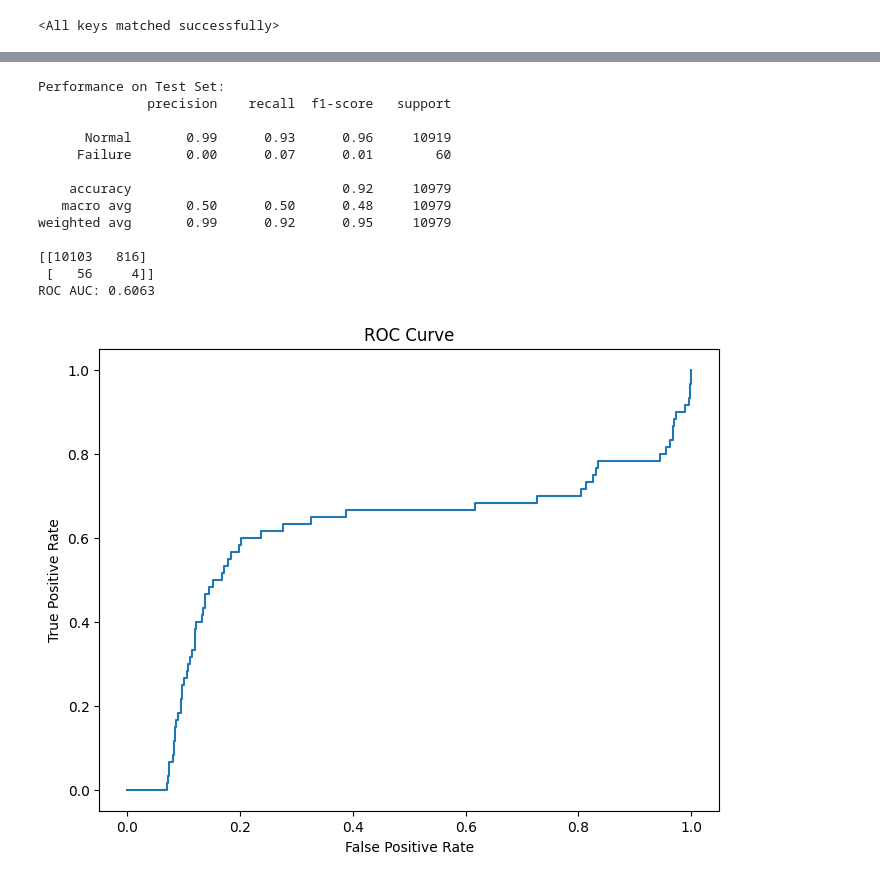
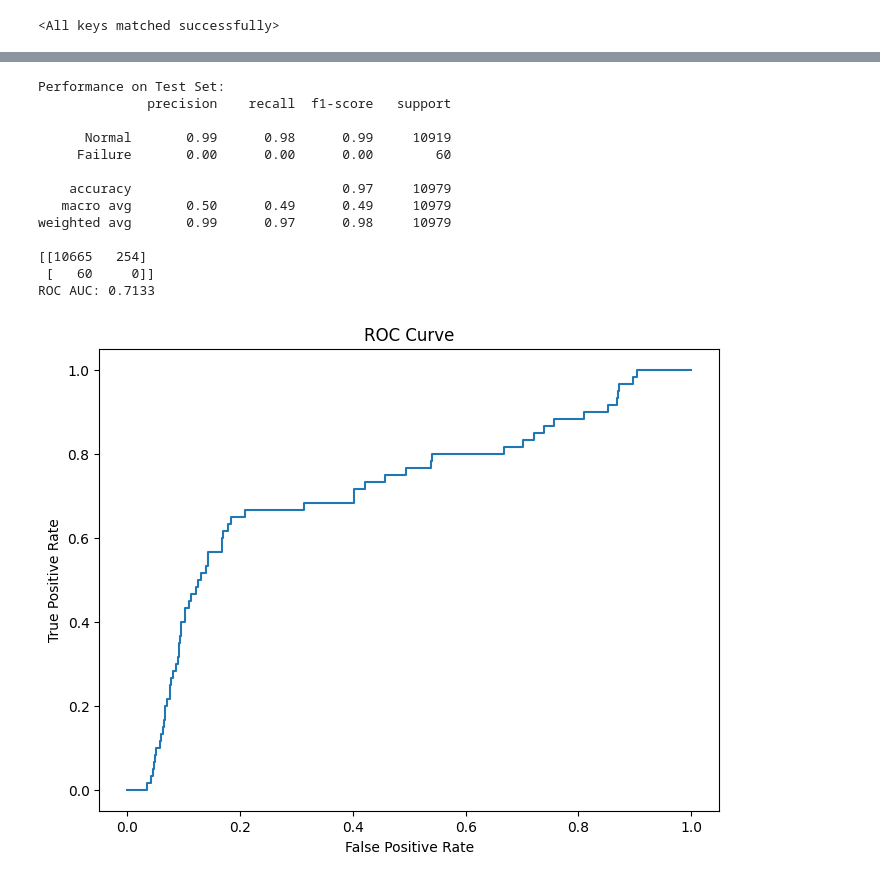
Before and after one commit to libao3128/predictive_maintenance, a Jupyter notebook: train_model_local.ipynb, the cells around one changed output, grey strips where cells are left out. Saved outputs shown, nothing was run; the diff lists cells and outputs as text; code cells hidden in the pictures.

```diff
--- a/train_model_local.ipynb
+++ b/train_model_local.ipynb
@@ -201,8 +277,23 @@ extended_feature_cols
+# %%
+from sklearn.preprocessing import StandardScaler
+scalers = {}
+feature_to_standardize = feature_cols + ['V_mean', 'V_unbalance', 'T_delta']
+
+for device in train_df['device_name'].unique():
+    device_data = train_df[train_df['device_name'] == device].copy()
+    scaler = StandardScaler()
+    scalers[device] = scaler
+
+    device_data[extended_feature_cols] = scaler.fit_transform(device_data[extended_feature_cols])
+    train_df.loc[device_data.index, extended_feature_cols] = device_data[extended_feature_cols]
+    val_df.loc[val_df['device_name'] == device, extended_feature_cols] = scaler.transform(val_df[val_df['device_name'] == device][extended_feature_cols])
+    test_df.loc[test_df['device_name'] == device, extended_feature_cols] = scaler.transform(test_df[test_df['device_name'] == device][extended_feature_cols])
 # %%
-from sklearn.preprocessing import StandardScaler
-feature_to_standardize = feature_cols + ['V_mean', 'V_unbalance']
-scaler = StandardScaler()
-train_df[feature_to_standardize] = scaler.fit_transform(train_df[feature_to_standardize])
-val_df[feature_to_standardize] = scaler.transform(val_df[feature_to_standardize])
-test_df[feature_to_standardize] = scaler.transform(test_df[feature_to_standardize])
+
+
+#scaler = StandardScaler()
+
+#train_df[feature_to_standardize] = scaler.fit_transform(train_df[feature_to_standardize])
+#val_df[feature_to_standardize] = scaler.transform(val_df[feature_to_standardize])
+#test_df[feature_to_standardize] = scaler.transform(test_df[feature_to_standardize])
 # %%
@@ -458,7 +530,7 @@ visualize_log(log)
 # %% [markdown]
 ### Model Evaluation
 # %%
-model.load_state_dict(torch.load(r'model\0814_1923\best_model.pth', weights_only=True))
+model.load_state_dict(torch.load(r'model\local\0814_2150\best_model.pth', weights_only=True))
 # %% [output]
 TypedStorage is deprecated. It will be removed in the future and UntypedStorage will be the only storage class. This should only matter to you if you are using storages directly.  To access UntypedSto ...
 <All keys matched successfully>
@@ -506,8 +587,8 @@ val_scores = torch.sigmoid(torch.tensor(val_logits)).numpy()
 test_scores = torch.sigmoid(torch.tensor(test_logits)).numpy()
 
 # === 2. Platt scaling (logistic regression) ===
-platt = LogisticRegression(solver='lbfgs')
-platt.fit(val_logits.reshape(-1, 1), val_labels)
+platt = LogisticRegression(solver='lbfgs', class_weight='balanced')
+platt.fit(val_logits.reshape(-1, 1), val_labels)  # 強調正樣本
 
 # === 3. 校準分數 ===
 val_probs_calibrated = platt.predict_proba(val_logits.reshape(-1, 1))[:, 1]
@@ -551,18 +639,18 @@ ROC AUC: 0.9048
 # %%
 print("Performance on Test Set:")
-generate_report(test_labels, test_preds, test_probs_calibrated,)
+generate_report(test_labels, test_preds, test_probs_calibrated)
 # %% [output]
 Performance on Test Set:
               precision    recall  f1-score   support
 
-      Normal       0.99      0.93      0.96     10919
-     Failure       0.00      0.07      0.01        60
+      Normal       0.99      0.98      0.99     10919
+     Failure       0.00      0.00      0.00        60
 
-    accuracy                           0.92     10979
-   macro avg       0.50      0.50      0.48     10979
-weighted avg       0.99      0.92      0.95     10979
+    accuracy                           0.97     10979
+   macro avg       0.50      0.49      0.49     10979
+weighted avg       0.99      0.97      0.98     10979
 
-[[10103   816]
- [   56     4]]
-ROC AUC: 0.6063
+[[10665   254]
+ [   60     0]]
+ROC AUC: 0.7133
-[figure, old version]
+[figure, new version]
```
Also changed, not shown: parts of 18 cells of this notebook, 12 other files.
